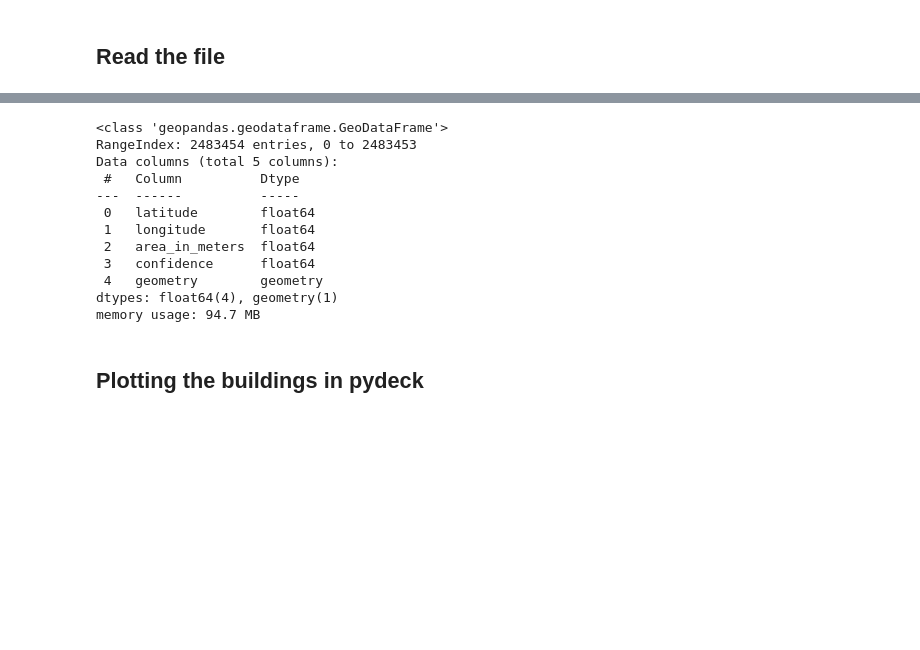
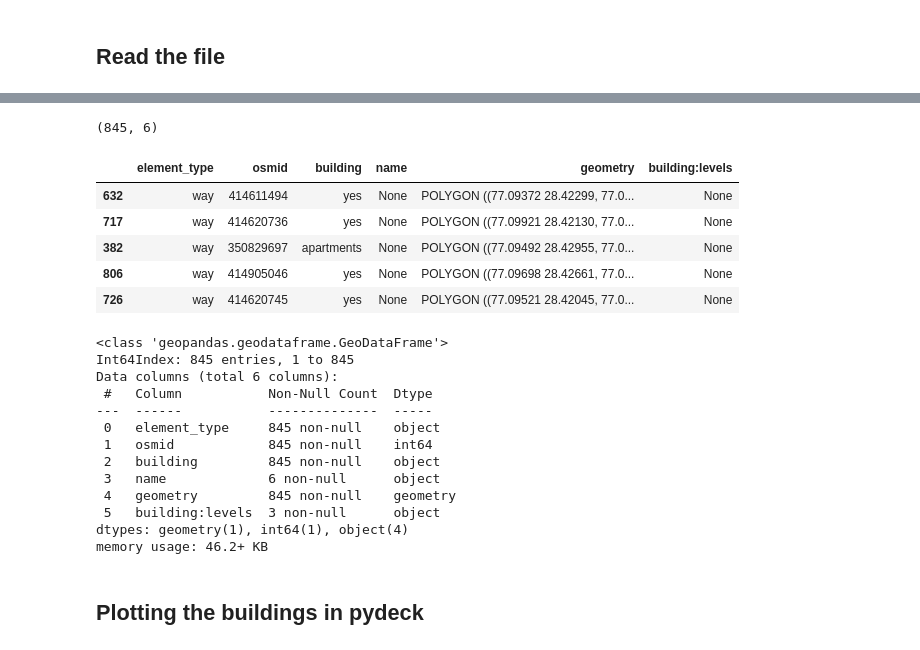
Before and after one commit to kavyajeetbora/CityHealthMonitor, a Jupyter notebook: notebooks/plotting.ipynb, the cells around one changed output, grey strips where cells are left out. Saved outputs shown, nothing was run; the diff lists cells and outputs as text; code cells hidden in the pictures; blank space fills up the shorter version.

Commit message:
Add - map for small area

```diff
--- a/notebooks/plotting.ipynb
+++ b/notebooks/plotting.ipynb
@@ -21,18 +23,31 @@ Wall time: 4.78 s
+# %%
+buildings_osm = gpd.read_parquet("..\data\sector56_buildings_osm.parquet")
+print(buildings_osm.shape)
+buildings_osm.sample(5)
+# %% [output]
+(845, 6)
+|  | element_type | osmid | building | name | geometry | building:levels |
+| 632 | way | 414611494 | yes | None | POLYGON ((77.09372 28.42299, 77.0... | None |
+| 717 | way | 414620736 | yes | None | POLYGON ((77.09921 28.42130, 77.0... | None |
+| 382 | way | 350829697 | apartments | None | POLYGON ((77.09492 28.42955, 77.0... | None |
+| 806 | way | 414905046 | yes | None | POLYGON ((77.09698 28.42661, 77.0... | None |
+| 726 | way | 414620745 | yes | None | POLYGON ((77.09521 28.42045, 77.0... | None |
 # %%
-buildings.info()
+buildings_osm.info()
 # %% [output]
 <class 'geopandas.geodataframe.GeoDataFrame'>
-RangeIndex: 2483454 entries, 0 to 2483453
-Data columns (total 5 columns):
- #   Column          Dtype
----  ------          -----
- 0   latitude        float64
- 1   longitude       float64
- 2   area_in_meters  float64
- 3   confidence      float64
- 4   geometry        geometry
-dtypes: float64(4), geometry(1)
-memory usage: 94.7 MB
+Int64Index: 845 entries, 1 to 845
+Data columns (total 6 columns):
+ #   Column           Non-Null Count  Dtype
+---  ------           --------------  -----
+ 0   element_type     845 non-null    object
+ 1   osmid            845 non-null    int64
+ 2   building         845 non-null    object
+ 3   name             6 non-null      object
+ 4   geometry         845 non-null    geometry
+ 5   building:levels  3 non-null      object
+dtypes: geometry(1), int64(1), object(4)
+memory usage: 46.2+ KB
 # %% [markdown]
 ## Plotting the buildings in pydeck
 # %%
```
Also changed, not shown: parts of 2 cells of this notebook, 5 other files.
